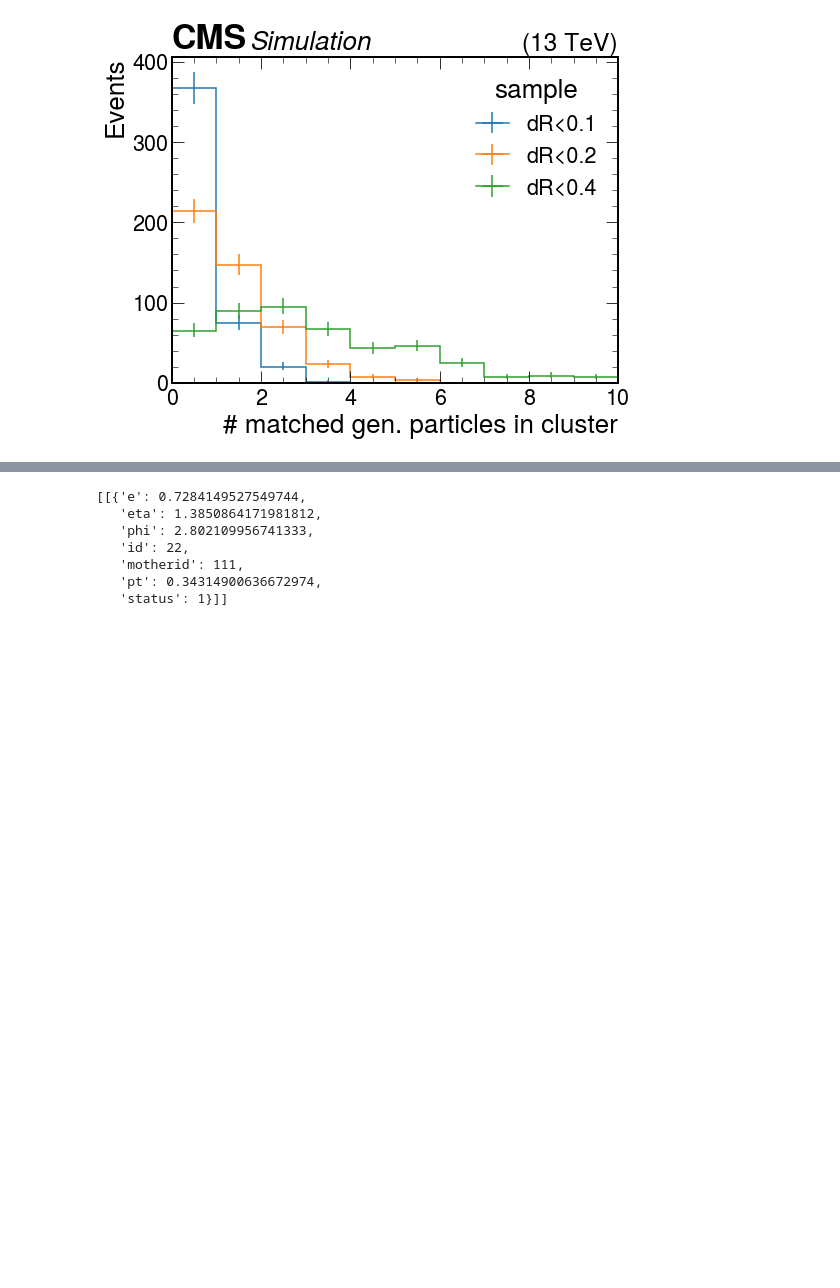
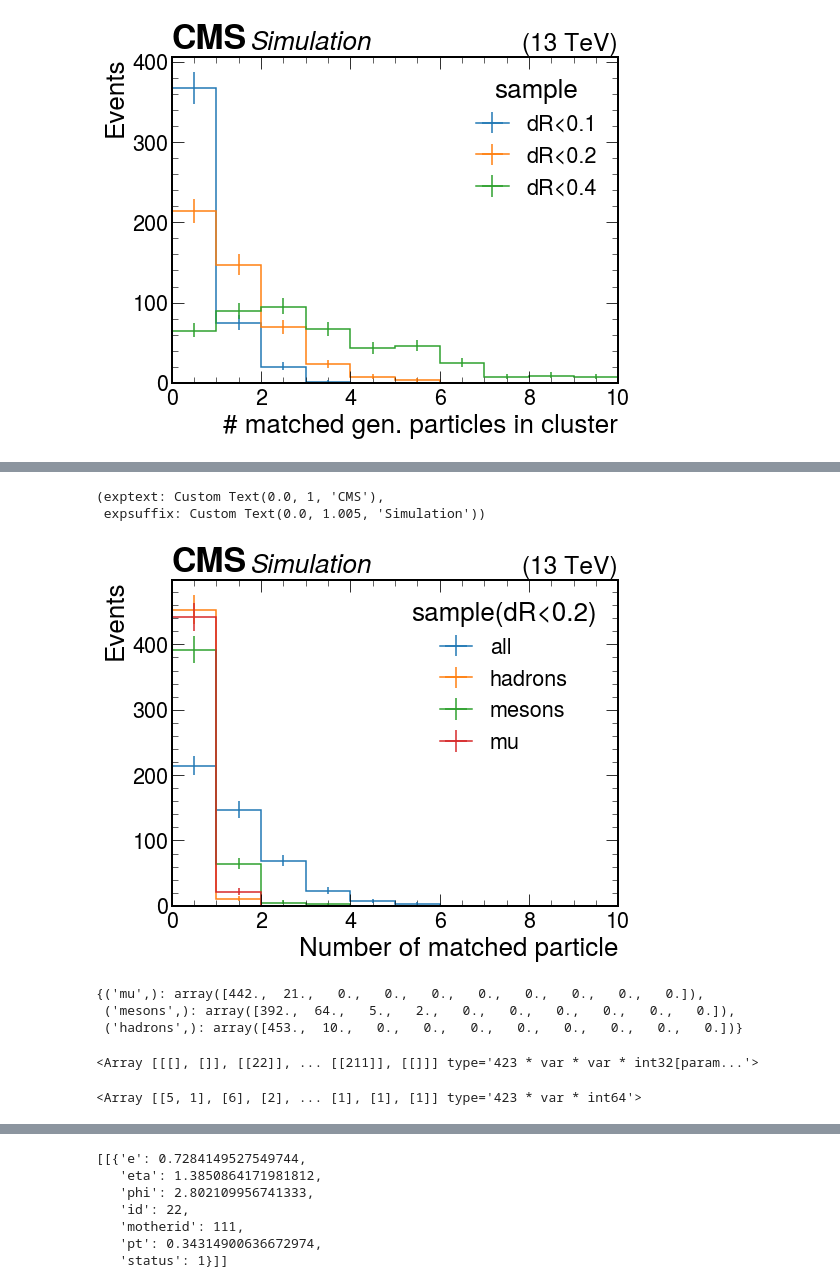
Before and after one commit to kakwok/LLP_coffea, a Jupyter notebook: notebook/SkimCheck.ipynb, the cells around one changed output, grey strips where cells are left out. Drawn from its saved outputs; the diff is of its cells as text; code cells hidden in the pictures; blank space fills up the shorter version.

```diff
--- a/notebook/SkimCheck.ipynb
+++ b/notebook/SkimCheck.ipynb
@@ -199,0 +243,37 @@ hep.cms.label(ax=axs)
+# %%
+plt.style.use(hep.style.CMS)
+fig, axs = plt.subplots(1,1, figsize=(8,6))
+
+h = hist.Hist("Events",
+         hist.Cat("sample","sample(dR<0.2)"),
+        hist.Bin("n","Number of matched particle",10,0,10))
+
+h.fill(sample="all",n=ak.flatten(ak.num(matched_gen,axis=2)))
+h.fill(sample="mu",n=ak.flatten(ak.num(matched_gen[abs(matched_gen.id)==13],axis=2)))
+mesons = np.logical_and(matched_gen.id>100,matched_gen.id<1000)
+hadrons = np.logical_and(matched_gen.id>1000,matched_gen.id<10000)
+
+h.fill(sample="mesons",n=ak.flatten(ak.num(matched_gen[mesons],axis=2)))
+h.fill(sample="hadrons",n=ak.flatten(ak.num(matched_gen[hadrons],axis=2)))
+hist.plot1d(h,ax=axs)
+# axs.set_yscale("log")
+# axs.set_ylim(1e-1,None)
+hep.cms.label(ax=axs)
+# %% [output]
+(exptext: Custom Text(0.0, 1, 'CMS'),
+ expsuffix: Custom Text(0.0, 1.005, 'Simulation'))
+[figure, added]
+# %%
+h.values()
+# %% [output]
+{('mu',): array([442.,  21.,   0.,   0.,   0.,   0.,   0.,   0.,   0.,   0.]),
+ ('mesons',): array([392.,  64.,   5.,   2.,   0.,   0.,   0.,   0.,   0.,   0.]),
+ ('hadrons',): array([453.,  10.,   0.,   0.,   0.,   0.,   0.,   0.,   0.,   0.])}
+# %%
+matched_gen.id
+# %% [output]
+<Array [[[], []], [[22]], ... [[211]], [[]]] type='423 * var * var * int32[param...'>
+# %%
+ak.num(matched_gen.e,axis=2)
+# %% [output]
+<Array [[5, 1], [6], [2], ... [1], [1], [1]] type='423 * var * int64'>
```
Also changed, not shown: parts of 35 cells of this notebook.
